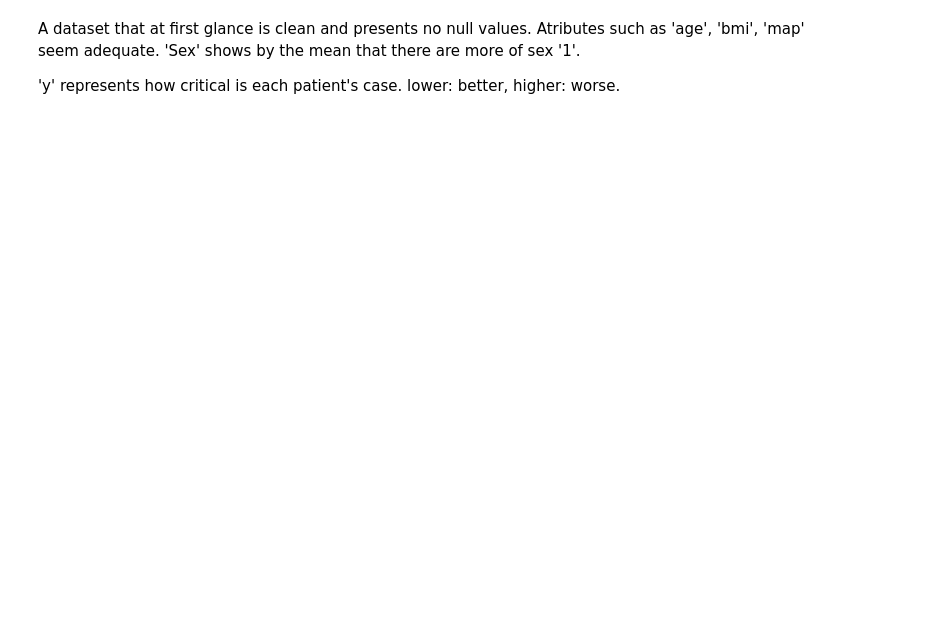
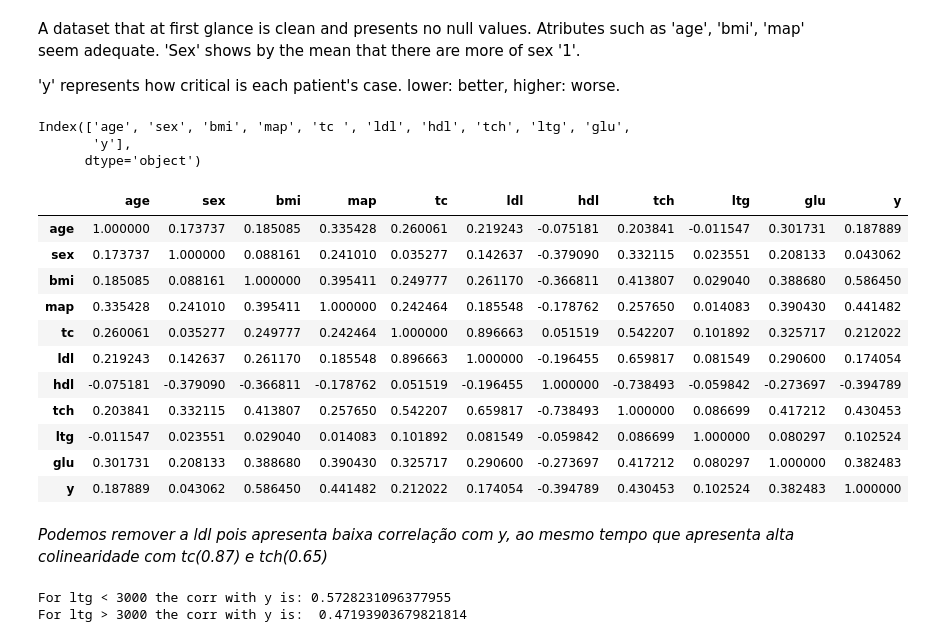
Before and after one commit to prbronze/MCZA015-13, a Jupyter notebook: Diabetes and Regression.ipynb, the cells around one changed output. Saved outputs shown, nothing was run; the diff lists cells and outputs as text; code cells hidden in the pictures; blank space fills up the shorter version.

```diff
--- a/Diabetes and Regression.ipynb
+++ b/Diabetes and Regression.ipynb
@@ -75,0 +64,35 @@ Atributes such as 'age', 'bmi', 'map' seem adequate.
+# %%
+df = pd.read_csv("diabetes.csv")
+print(df.columns)
+
+df.head()
+df.describe()
+df.corr()
+# %% [output]
+Index(['age', 'sex', 'bmi', 'map', 'tc ', 'ldl', 'hdl', 'tch', 'ltg', 'glu',
+       'y'],
+      dtype='object')
+|  | age | sex | bmi | map | tc | ldl | hdl | tch | ltg | glu | y |
+| age | 1.000000 | 0.173737 | 0.185085 | 0.335428 | 0.260061 | 0.219243 | -0.075181 | 0.203841 | -0.011547 | 0.301731 | 0.187889 |
+| sex | 0.173737 | 1.000000 | 0.088161 | 0.241010 | 0.035277 | 0.142637 | -0.379090 | 0.332115 | 0.023551 | 0.208133 | 0.043062 |
+| bmi | 0.185085 | 0.088161 | 1.000000 | 0.395411 | 0.249777 | 0.261170 | -0.366811 | 0.413807 | 0.029040 | 0.388680 | 0.586450 |
+| map | 0.335428 | 0.241010 | 0.395411 | 1.000000 | 0.242464 | 0.185548 | -0.178762 | 0.257650 | 0.014083 | 0.390430 | 0.441482 |
+| tc | 0.260061 | 0.035277 | 0.249777 | 0.242464 | 1.000000 | 0.896663 | 0.051519 | 0.542207 | 0.101892 | 0.325717 | 0.212022 |
+| ldl | 0.219243 | 0.142637 | 0.261170 | 0.185548 | 0.896663 | 1.000000 | -0.196455 | 0.659817 | 0.081549 | 0.290600 | 0.174054 |
+| hdl | -0.075181 | -0.379090 | -0.366811 | -0.178762 | 0.051519 | -0.196455 | 1.000000 | -0.738493 | -0.059842 | -0.273697 | -0.394789 |
+| tch | 0.203841 | 0.332115 | 0.413807 | 0.257650 | 0.542207 | 0.659817 | -0.738493 | 1.000000 | 0.086699 | 0.417212 | 0.430453 |
+| ltg | -0.011547 | 0.023551 | 0.029040 | 0.014083 | 0.101892 | 0.081549 | -0.059842 | 0.086699 | 1.000000 | 0.080297 | 0.102524 |
+| glu | 0.301731 | 0.208133 | 0.388680 | 0.390430 | 0.325717 | 0.290600 | -0.273697 | 0.417212 | 0.080297 | 1.000000 | 0.382483 |
+| y | 0.187889 | 0.043062 | 0.586450 | 0.441482 | 0.212022 | 0.174054 | -0.394789 | 0.430453 | 0.102524 | 0.382483 | 1.000000 |
+# %% [markdown]
+_Podemos remover a ldl pois apresenta baixa correlação com y, ao mesmo tempo que apresenta alta colinearidade com tc(0.87) e tch(0.65)_
+# %%
+a = df[df['ltg']<3000]['ltg']
+b = df[df['ltg']<3000]['y']
+c = df[df['ltg']>3000]['ltg']
+d = df[df['ltg']>3000]['y']
+
+print('For ltg < 3000 the corr with y is:',a.corr(b),'\nFor ltg > 3000 the corr with y is: ',c.corr(d))
+# %% [output]
+For ltg < 3000 the corr with y is: 0.5728231096377955
+For ltg > 3000 the corr with y is:  0.47193903679821814
```
Also changed, not shown: parts of 12 cells of this notebook.
